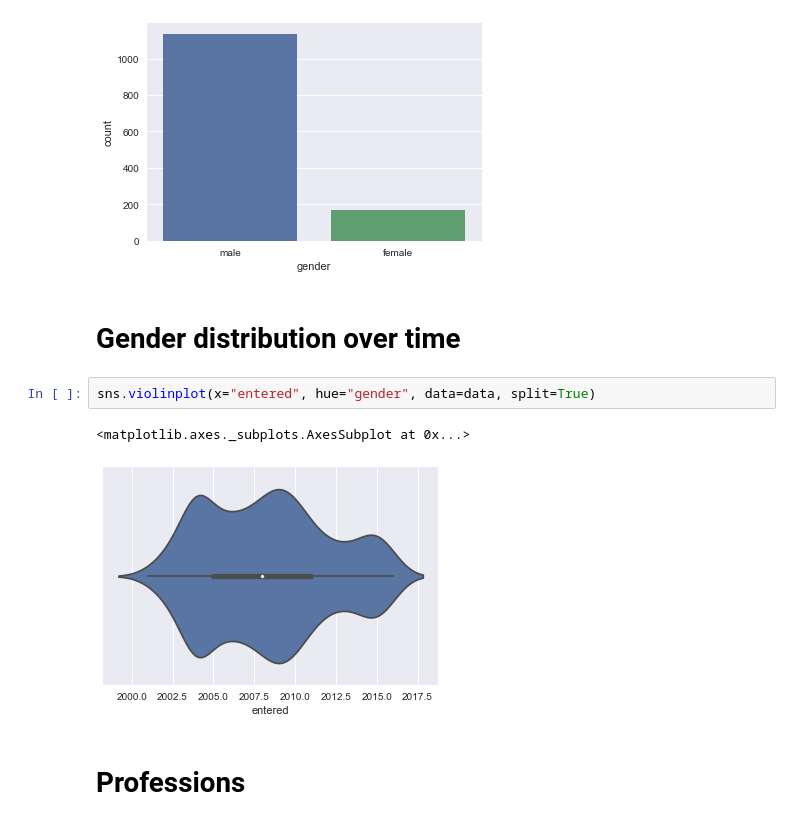
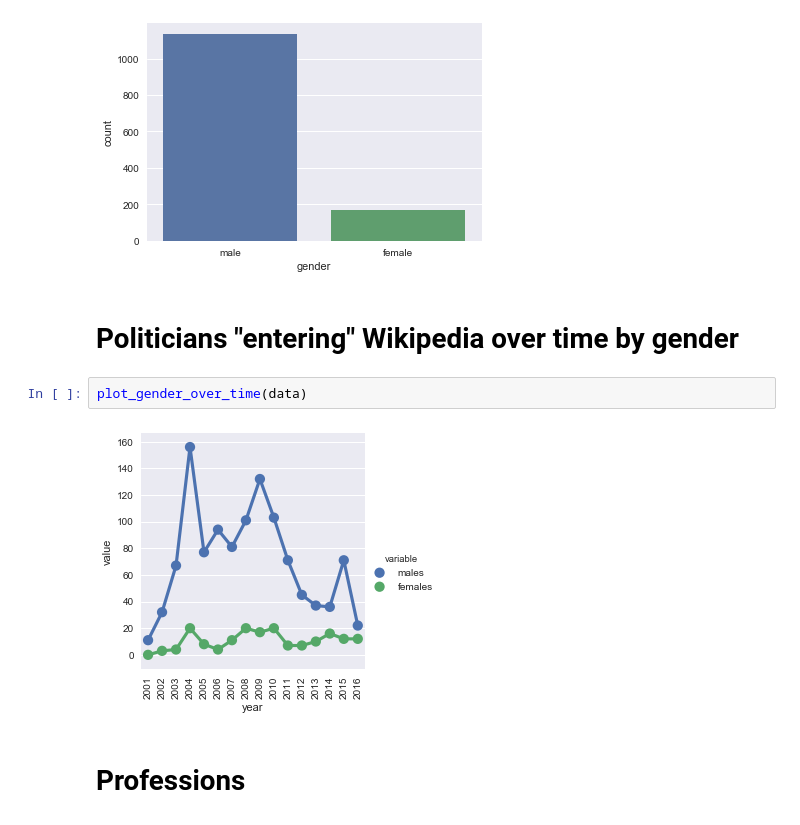
Before and after one commit to Muflhi01/workshop_girls_day, a Jupyter notebook: wikipedia_politician_networks.ipynb, the cells around one changed output. Drawn from its saved outputs; the diff is of its cells as text.

```diff
--- a/wikipedia_politician_networks.ipynb
+++ b/wikipedia_politician_networks.ipynb
@@ -76,12 +110,11 @@ sns.countplot(x="gender", data=data)
 <matplotlib.axes._subplots.AxesSubplot at 0x...>
 [figure]
 # %% [markdown]
-# Gender distribution over time
+# Politicians "entering" Wikipedia over time by gender
-# %%
-sns.violinplot(x="entered", hue="gender", data=data, split=True)
-# %% [output]
-<matplotlib.axes._subplots.AxesSubplot at 0x...>
-[figure, removed]
+# %%
+plot_gender_over_time(data)
+# %% [output]
+[figure, added]
 # %% [markdown]
 # Professions
 # %%
```
Also changed, not shown: parts of 45 cells of this notebook, 3 other files.
